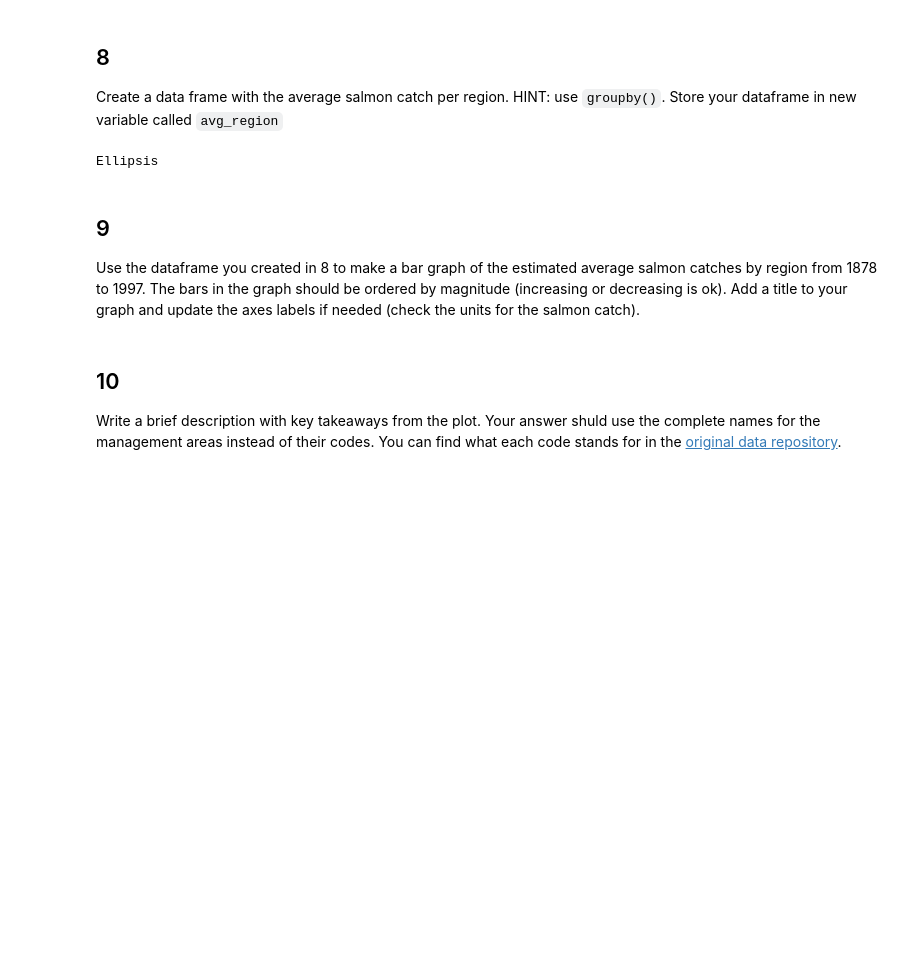
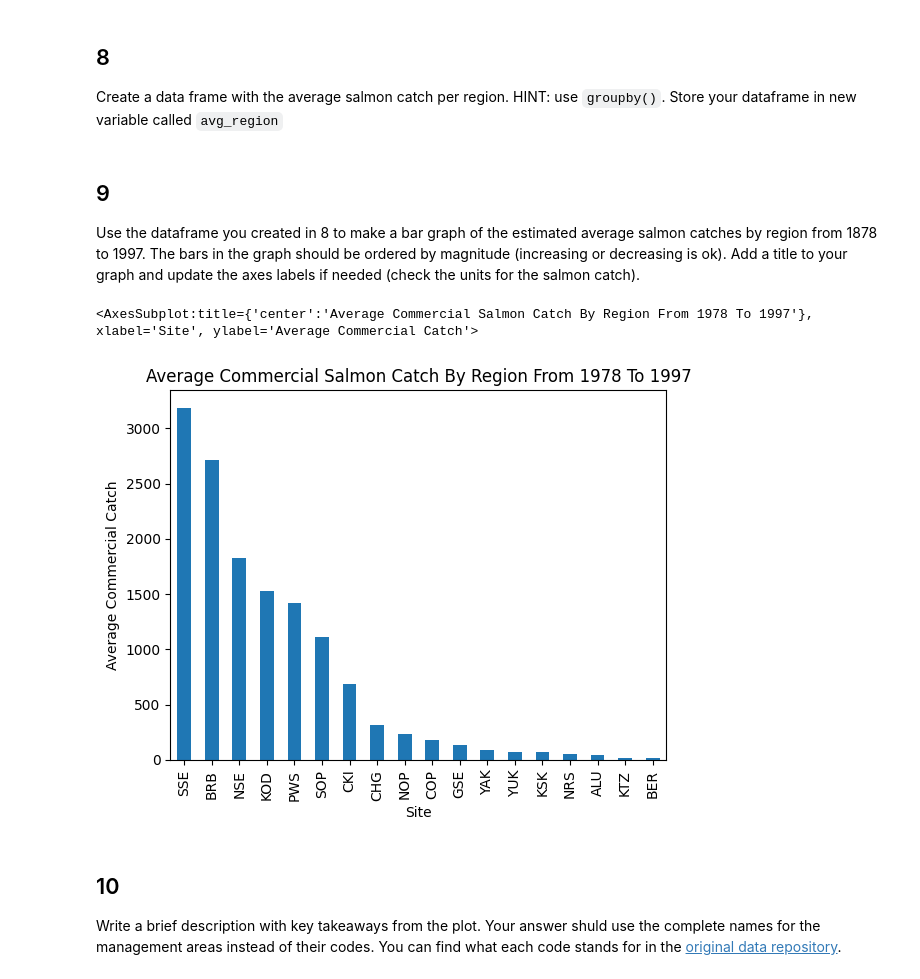
Before and after one commit to Aoverbye/eds220-hwk2, a Jupyter notebook: hwk2-task2-salmon.ipynb, the cells around one changed output. Saved outputs shown, nothing was run; the diff lists cells and outputs as text; code cells hidden in the pictures; blank space fills up the shorter version.

```diff
--- a/hwk2-task2-salmon.ipynb
+++ b/hwk2-task2-salmon.ipynb
@@ -181,7 +181,3 @@ In the next cell:
 
 1. Update the value of I to 1.
 2. Access the row you updated to verify the value was changed and store this singe row in the `catch_1` variable.
-# %%
-catch_data.loc[catch_data['Catch'] == 'I', 'Catch'] = 1
-catch_1 = catch_data.loc[catch_data['Catch'] == 'I', 'Catch'] = 1
-catch_1
@@ -189,0 +184,15 @@ TypeError: 'int' object is not subscriptable
+# %%
+#catch_data.loc[catch_data['Catch'] == 'I', 'Catch'] = 1
+catch_data['Catch'] = catch_data['Catch'].replace('I', 1)
+#catch_1 = catch_data.loc[catch_data['Catch'] == 'I', 'Catch'] = 1
+catch_1
+
+
+# Update the 'I' values to 1 in the Catch column
+catch_data['Catch'] = catch_data['Catch'].replace('I', 1)
+
+# Convert the Catch column to int64
+
+print(catch_column_type)
+
+print(catch_data)
@@ -213,19 +239,24 @@ Name: Catch, Length: 8540, dtype: int64
 # %% [markdown]
 ## 8
 Create a data frame with the average salmon catch per region. HINT: use `groupby()`. Store your dataframe in new variable called `avg_region`
-# %%
-catch_data.head()
-#catch_data.groupby(catch_data[region])[Catch].mean()
-avg_region = ...
-avg_region
-# %% [output]
-Ellipsis
+# %%
+# Create data frame with the average salmon catch per region, ensure the column keeps its name with .rename() function
+# and put in descending order for step 9.
+avg_region = (catch_data.groupby('Region')['Catch'].mean().rename('Catch').sort_values(ascending=False))
 # %% [markdown]
 <!-- BEGIN QUESTION -->
 
 ## 9
 
 Use the dataframe you created in 8 to make a bar graph of the estimated average salmon catches by region from 1878 to 1997. The bars in the graph should be ordered by magnitude (increasing or decreasing is ok). Add a title  to your graph and update the axes labels if needed (check the units for the salmon catch).
+# %%
+# Use .sort_values() to make the bars in the graph ordered by magnitude
+avg_region.plot(kind='bar', title='Average Commercial Salmon Catch By Region From 1978 To 1997',
+                xlabel=('Site'),
+                ylabel=('Average Commercial Catch'))
+# %% [output]
+<AxesSubplot:title={'center':'Average Commercial Salmon Catch By Region From 1978 To 1997'}, xlabel='Site', ylabel='Average Commercial Catch'>
+[figure, added]
 # %% [markdown]
 <!-- END QUESTION -->
 
```
Also changed, not shown: parts of 4 cells of this notebook.
